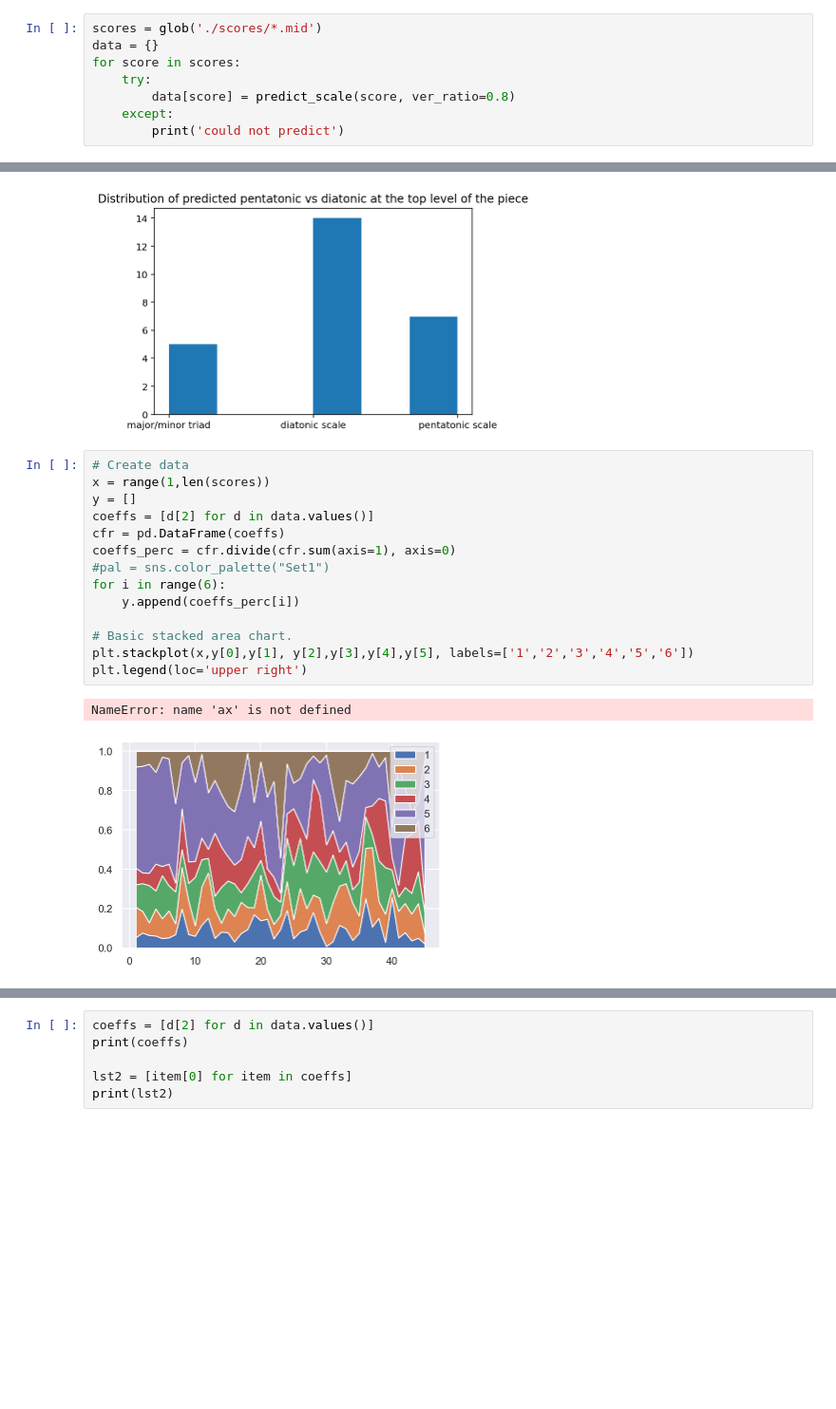
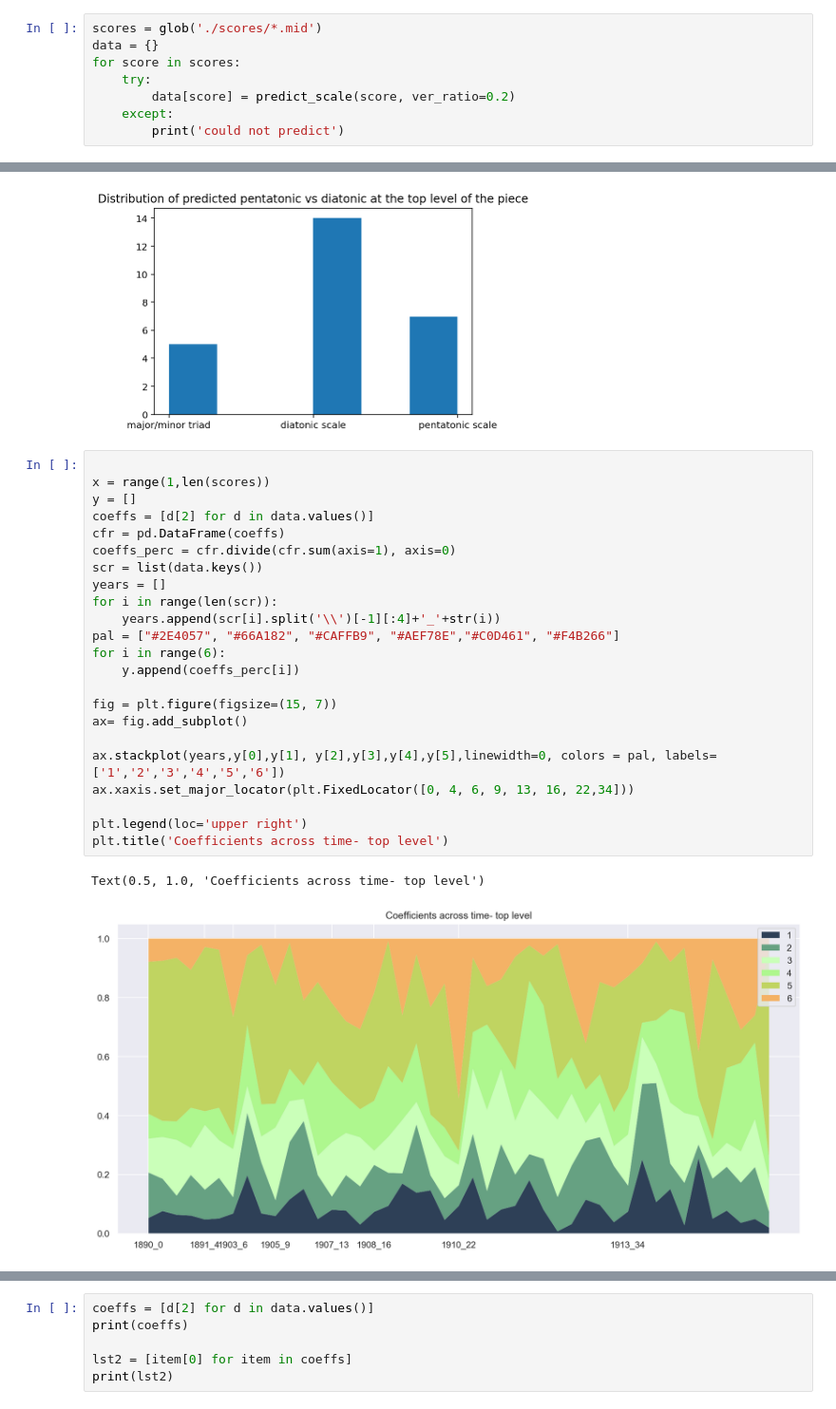
Before and after one commit to ludovicaschaerf/Group-5-Debussy-Pitch-Scapes, a Jupyter notebook: Predictions.ipynb, the cells around one changed output, grey strips where cells are left out. Shown at 95% size. Saved outputs shown, nothing was run; the diff lists cells and outputs as text; blank space fills up the shorter version.

```diff
--- a/Predictions.ipynb
+++ b/Predictions.ipynb
@@ -12,7 +12,7 @@ scores = glob('./scores/*.mid')
 data = {}
 for score in scores:
     try:
-        data[score] = predict_scale(score, ver_ratio=0.8)
+        data[score] = predict_scale(score, ver_ratio=0.2)
     except:
         print('could not predict')
 # %% [output]
@@ -217,19 +217,28 @@ plt.title('Distribution of predicted pentatonic vs diatonic at the top level of
 Text(0.5, 1.0, 'Distribution of predicted pentatonic vs diatonic at the top level of the piece')
 [figure]
 # %%
-# Create data
+
 x = range(1,len(scores))
 y = []
 coeffs = [d[2] for d in data.values()]
 cfr = pd.DataFrame(coeffs)
 coeffs_perc = cfr.divide(cfr.sum(axis=1), axis=0)
-#pal = sns.color_palette("Set1")
+scr = list(data.keys())
+years = []
+for i in range(len(scr)):
+    years.append(scr[i].split('\\')[-1][:4]+'_'+str(i))
+pal = ["#2E4057", "#66A182", "#CAFFB9", "#AEF78E","#C0D461", "#F4B266"]
 for i in range(6):
     y.append(coeffs_perc[i])
 
-# Basic stacked area chart.
-plt.stackplot(x,y[0],y[1], y[2],y[3],y[4],y[5], labels=['1','2','3','4','5','6'])
+fig = plt.figure(figsize=(15, 7))
+ax= fig.add_subplot()
+
+ax.stackplot(years,y[0],y[1], y[2],y[3],y[4],y[5],linewidth=0, colors = pal, labels=['1','2','3','4','5','6'])
+ax.xaxis.set_major_locator(plt.FixedLocator([0, 4, 6, 9, 13, 16, 22,34]))
+
 plt.legend(loc='upper right')
+plt.title('Coefficients across time- top level')
 # %% [output]
-NameError: name 'ax' is not defined
+Text(0.5, 1.0, 'Coefficients across time- top level')
-[figure, old version]
+[figure, new version]
```
Also changed, not shown: parts of 3 cells of this notebook.
